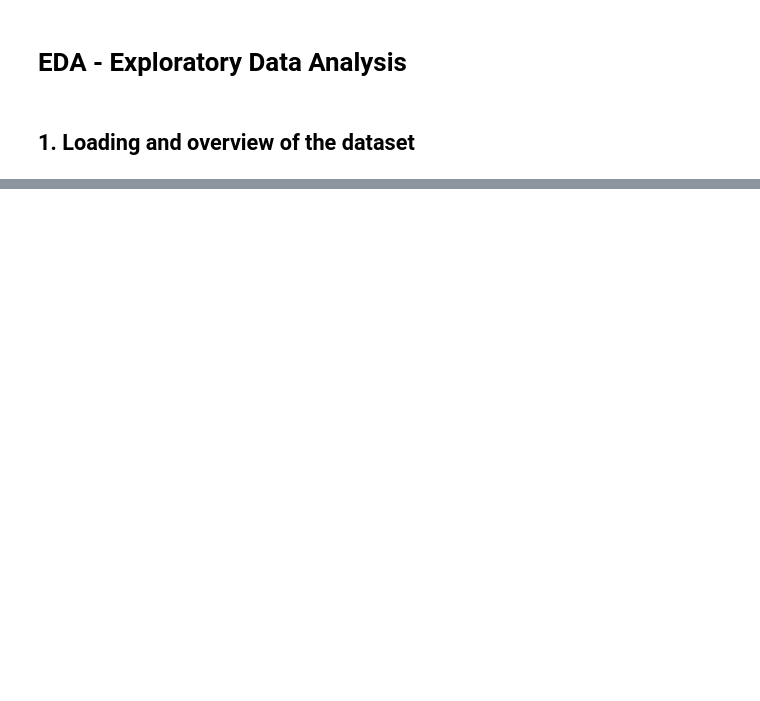
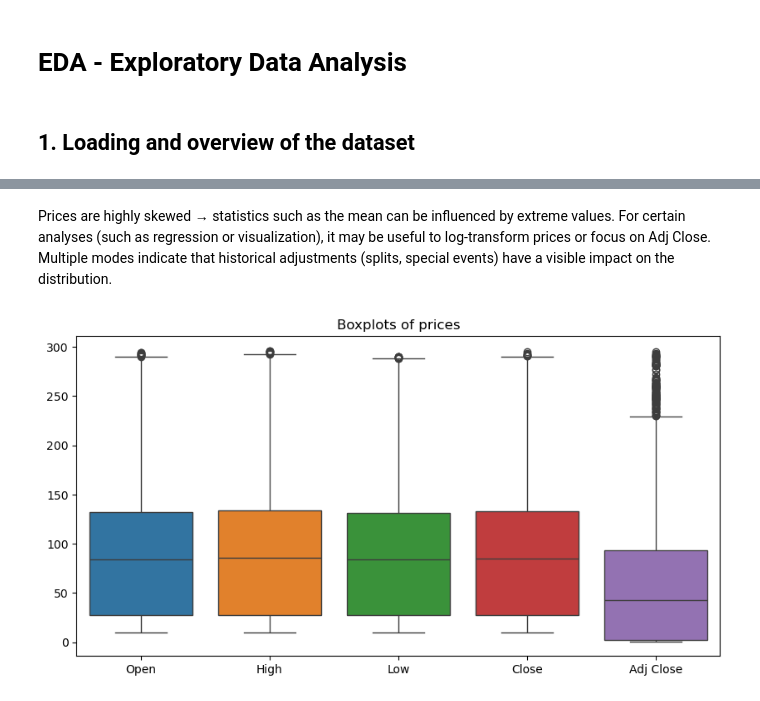
Before and after one commit to daphnemaschas/IBM-Stock-Prices, a Jupyter notebook: notebooks/eda.ipynb, the cells around one changed output, grey strips where cells are left out. Drawn from its saved outputs; the diff is of its cells as text; code cells hidden in the pictures; blank space fills up the shorter version.

```diff
--- a/notebooks/eda.ipynb
+++ b/notebooks/eda.ipynb
@@ -33,0 +83,11 @@ df.describe()
+# %% [markdown]
+Prices are highly skewed → statistics such as the mean can be influenced by extreme values.
+For certain analyses (such as regression or visualization), it may be useful to log-transform prices or focus on Adj Close.
+Multiple modes indicate that historical adjustments (splits, special events) have a visible impact on the distribution.
+# %%
+plt.figure(figsize=(10,5))
+sns.boxplot(data=df[price_cols])
+plt.title("Boxplots of prices")
+plt.show()
+# %% [output]
+[figure, added]
```
Also changed, not shown: parts of 39 cells of this notebook.
